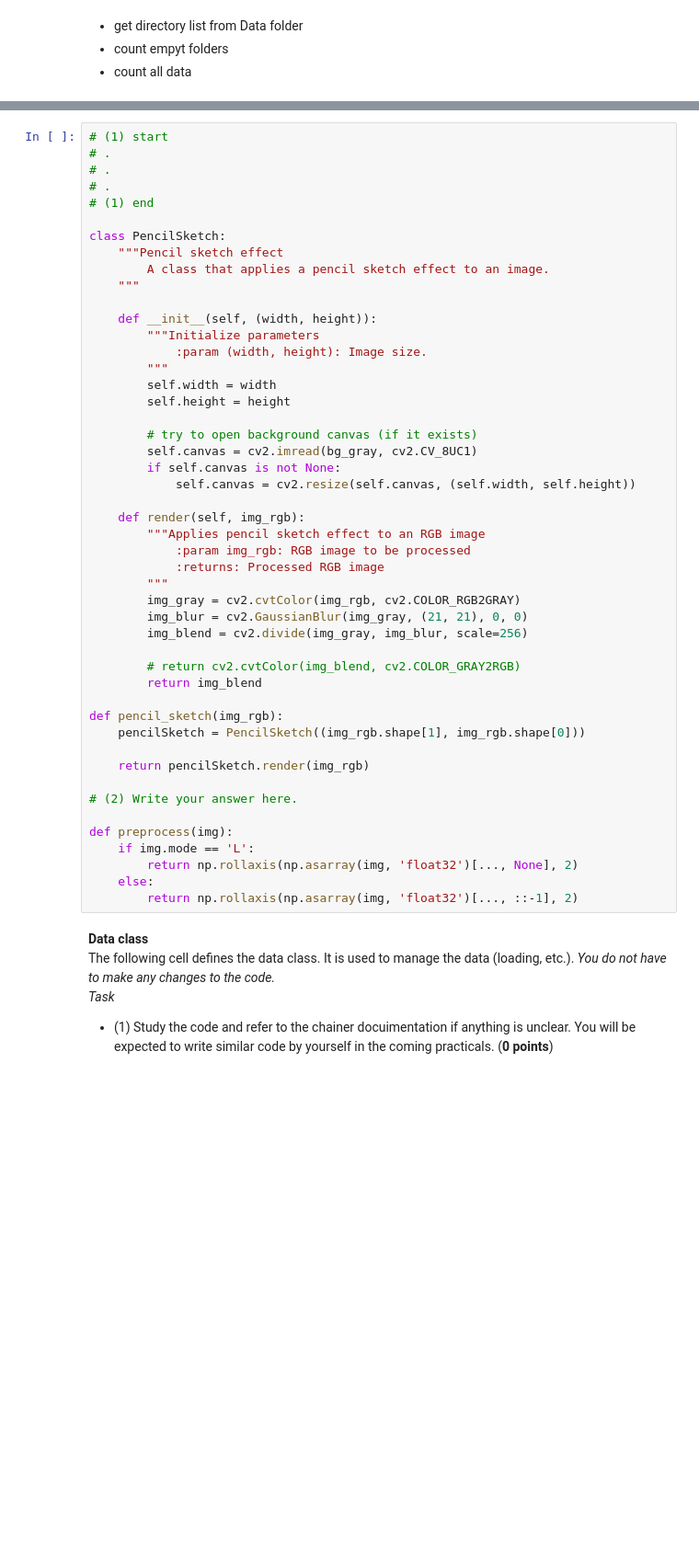
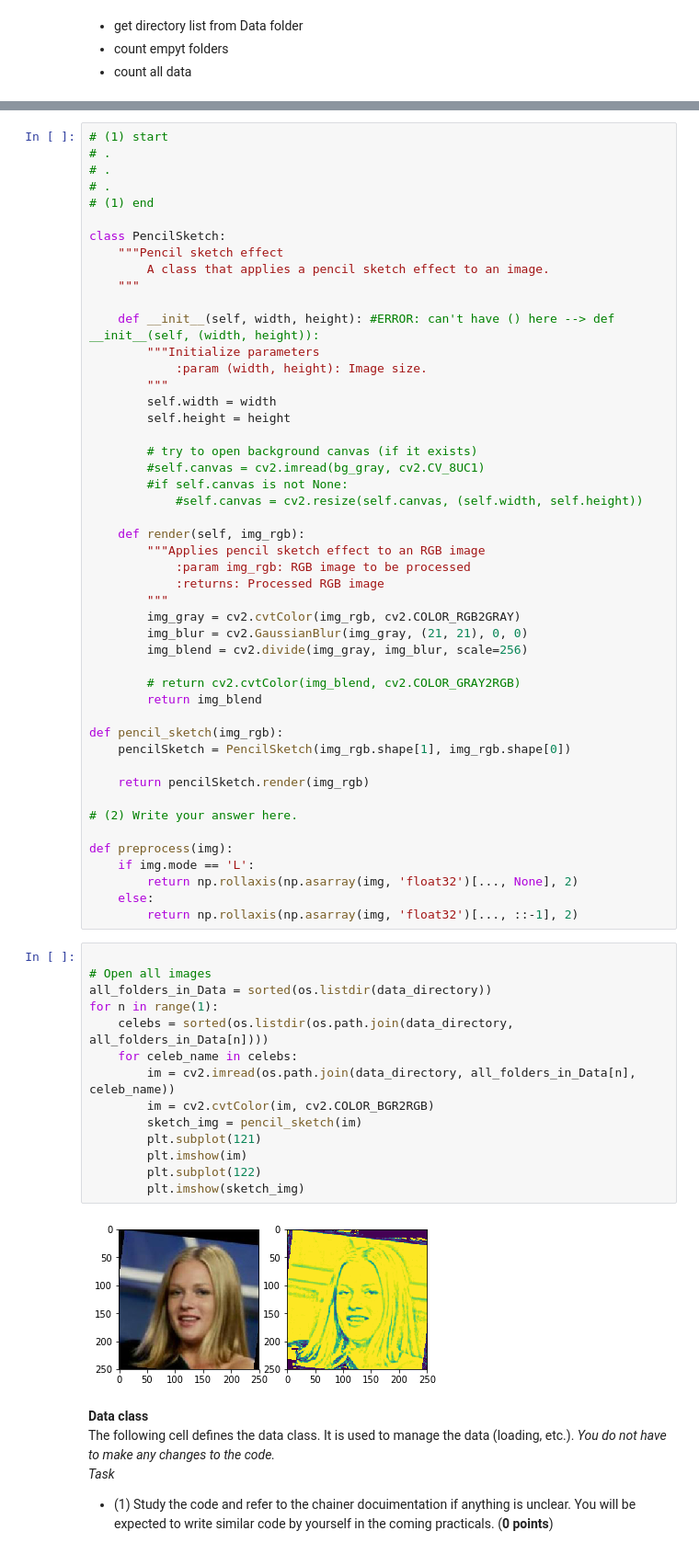
Before and after one commit to basameera/NIPS_week_2_3, a Jupyter notebook: weeks_2_and_3_assignment_SAMEERA_1.ipynb, the cells around one changed output, grey strips where cells are left out. Shown: that part at 92% size. Saved outputs shown, nothing was run; the diff lists cells and outputs as text; blank space fills up the shorter version.

Commit message:
sketch ready

```diff
--- a/weeks_2_and_3_assignment_SAMEERA_1.ipynb
+++ b/weeks_2_and_3_assignment_SAMEERA_1.ipynb
@@ -62,7 +73,7 @@ class PencilSketch:
         A class that applies a pencil sketch effect to an image.
     """
 
-    def __init__(self, (width, height)):
+    def __init__(self, width, height): #ERROR: can't have () here --> def __init__(self, (width, height)):
         """Initialize parameters
             :param (width, height): Image size.
         """
@@ -70,9 +81,9 @@ class PencilSketch:
         self.height = height
 
         # try to open background canvas (if it exists)
-        self.canvas = cv2.imread(bg_gray, cv2.CV_8UC1)
-        if self.canvas is not None:
-            self.canvas = cv2.resize(self.canvas, (self.width, self.height))
+        #self.canvas = cv2.imread(bg_gray, cv2.CV_8UC1)
+        #if self.canvas is not None:
+            #self.canvas = cv2.resize(self.canvas, (self.width, self.height))
 
     def render(self, img_rgb):
         """Applies pencil sketch effect to an RGB image
@@ -87,7 +98,7 @@ class PencilSketch:
         return img_blend
 
 def pencil_sketch(img_rgb):
-    pencilSketch = PencilSketch((img_rgb.shape[1], img_rgb.shape[0]))
+    pencilSketch = PencilSketch(img_rgb.shape[1], img_rgb.shape[0])
 
     return pencilSketch.render(img_rgb)
 
@@ -98,6 +109,22 @@ def preprocess(img):
         return np.rollaxis(np.asarray(img, 'float32')[..., None], 2)
     else:
         return np.rollaxis(np.asarray(img, 'float32')[..., ::-1], 2)
+# %%
+
+# Open all images
+all_folders_in_Data = sorted(os.listdir(data_directory))
+for n in range(1):
+    celebs = sorted(os.listdir(os.path.join(data_directory, all_folders_in_Data[n])))
+    for celeb_name in celebs:
+        im = cv2.imread(os.path.join(data_directory, all_folders_in_Data[n], celeb_name))
+        im = cv2.cvtColor(im, cv2.COLOR_BGR2RGB)
+        sketch_img = pencil_sketch(im)
+        plt.subplot(121)
+        plt.imshow(im)
+        plt.subplot(122)
+        plt.imshow(sketch_img)
+# %% [output]
+[figure, added]
 # %% [markdown]
 **Data class**
 The following cell defines the data class. It is used to manage the data (loading, etc.). *You do not have to make any changes to the code.*
```
Also changed, not shown: parts of 5 cells of this notebook.
